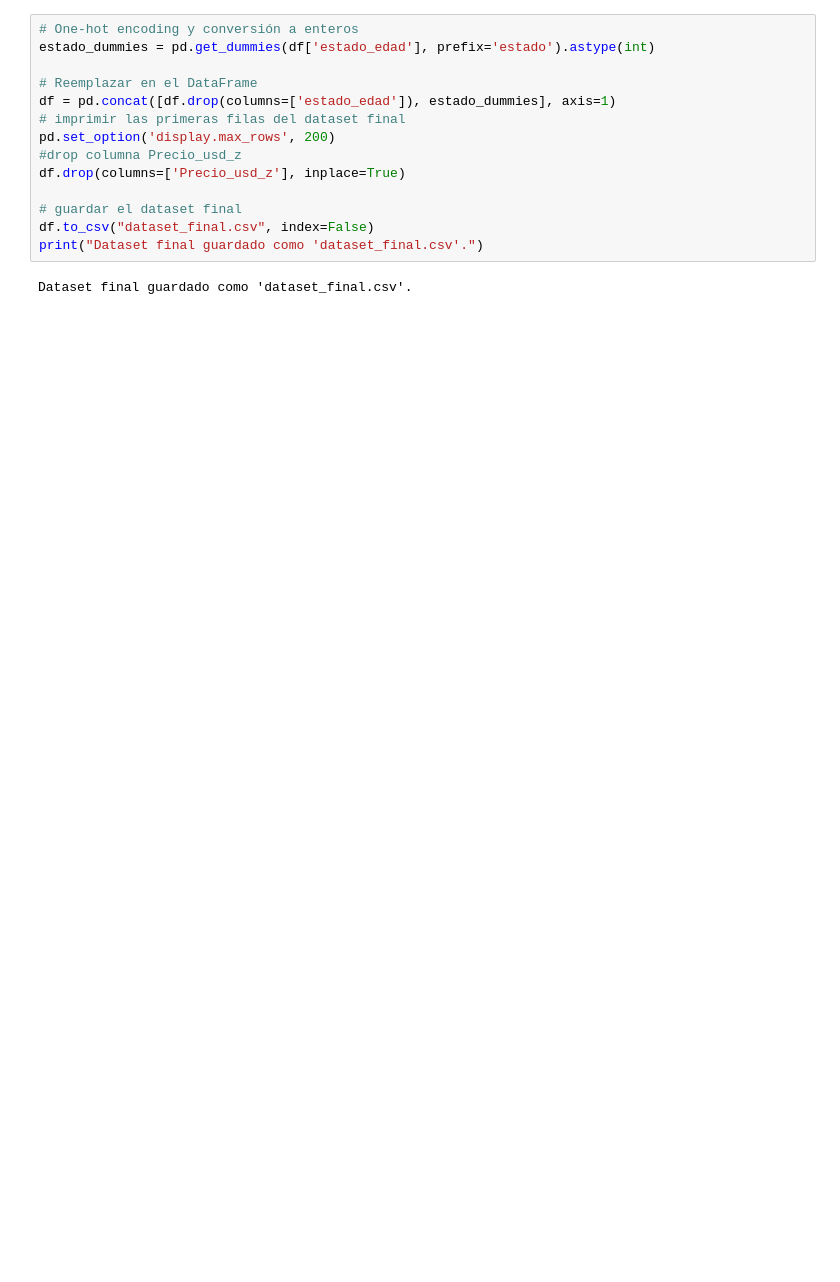
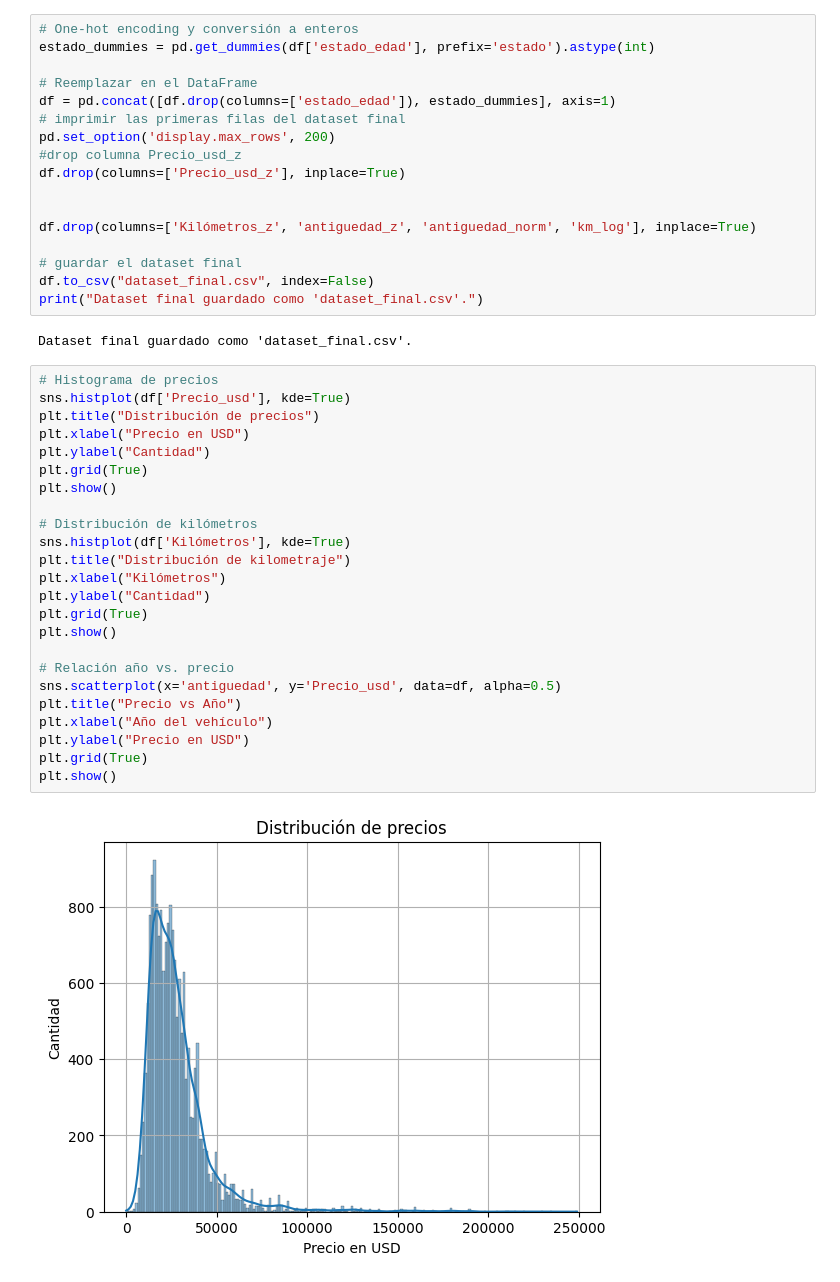
Before and after one commit to matilein/ProyectoML, a Jupyter notebook: final_dataset.ipynb, the cells around one changed output. Drawn from its saved outputs; the diff is of its cells as text; blank space fills up the shorter version.

```diff
--- a/final_dataset.ipynb
+++ b/final_dataset.ipynb
@@ -206,8 +193,37 @@ pd.set_option('display.max_rows', 200)
 #drop columna Precio_usd_z
 df.drop(columns=['Precio_usd_z'], inplace=True)
 
+
+df.drop(columns=['Kilómetros_z', 'antiguedad_z', 'antiguedad_norm', 'km_log'], inplace=True)
+
 # guardar el dataset final
 df.to_csv("dataset_final.csv", index=False)
 print("Dataset final guardado como 'dataset_final.csv'.")
 # %% [output]
 Dataset final guardado como 'dataset_final.csv'.
+# %%
+# Histograma de precios
+sns.histplot(df['Precio_usd'], kde=True)
+plt.title("Distribución de precios")
+plt.xlabel("Precio en USD")
+plt.ylabel("Cantidad")
+plt.grid(True)
+plt.show()
+
+# Distribución de kilómetros
+sns.histplot(df['Kilómetros'], kde=True)
+plt.title("Distribución de kilometraje")
+plt.xlabel("Kilómetros")
+plt.ylabel("Cantidad")
+plt.grid(True)
+plt.show()
+
+# Relación año vs. precio
+sns.scatterplot(x='antiguedad', y='Precio_usd', data=df, alpha=0.5)
+plt.title("Precio vs Año")
+plt.xlabel("Año del vehículo")
+plt.ylabel("Precio en USD")
+plt.grid(True)
+plt.show()
+# %% [output]
+[figure, added]
```
Also changed, not shown: parts of 5 cells of this notebook, 38 other files.
